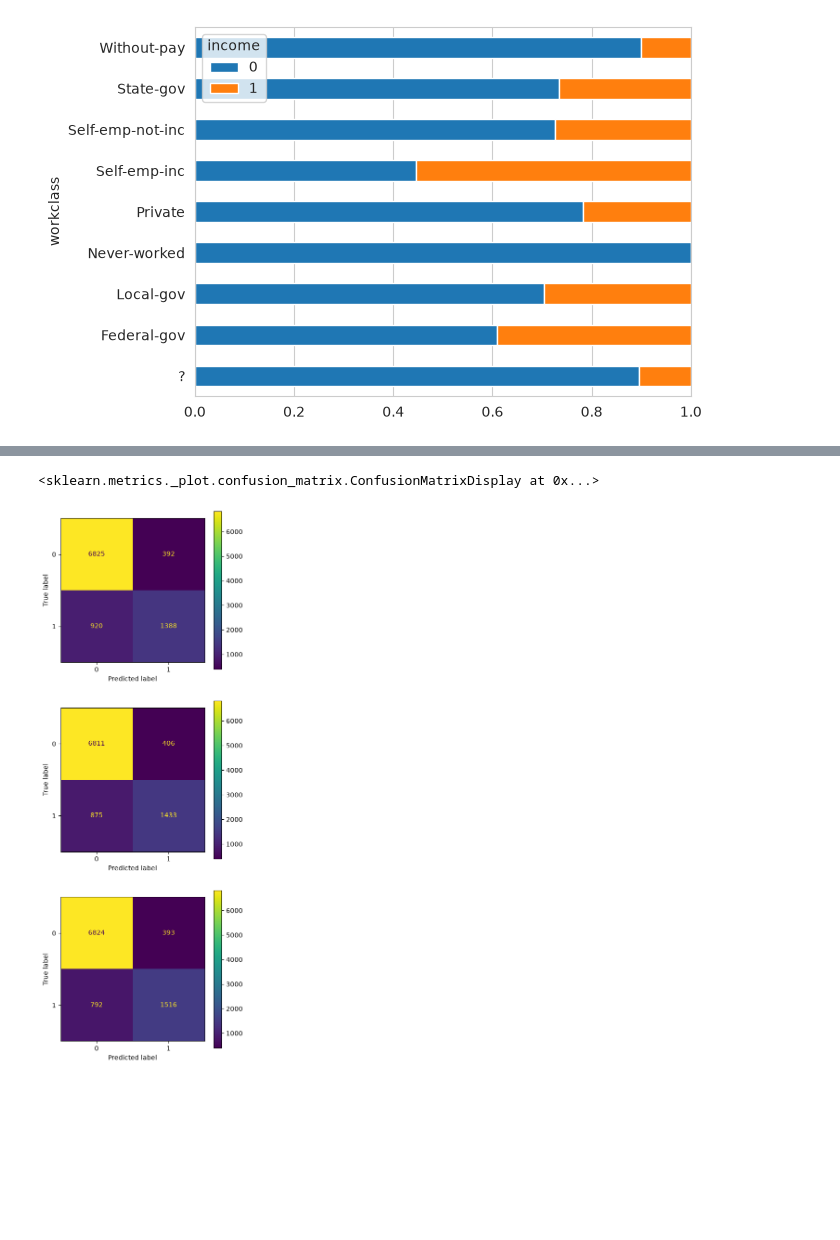
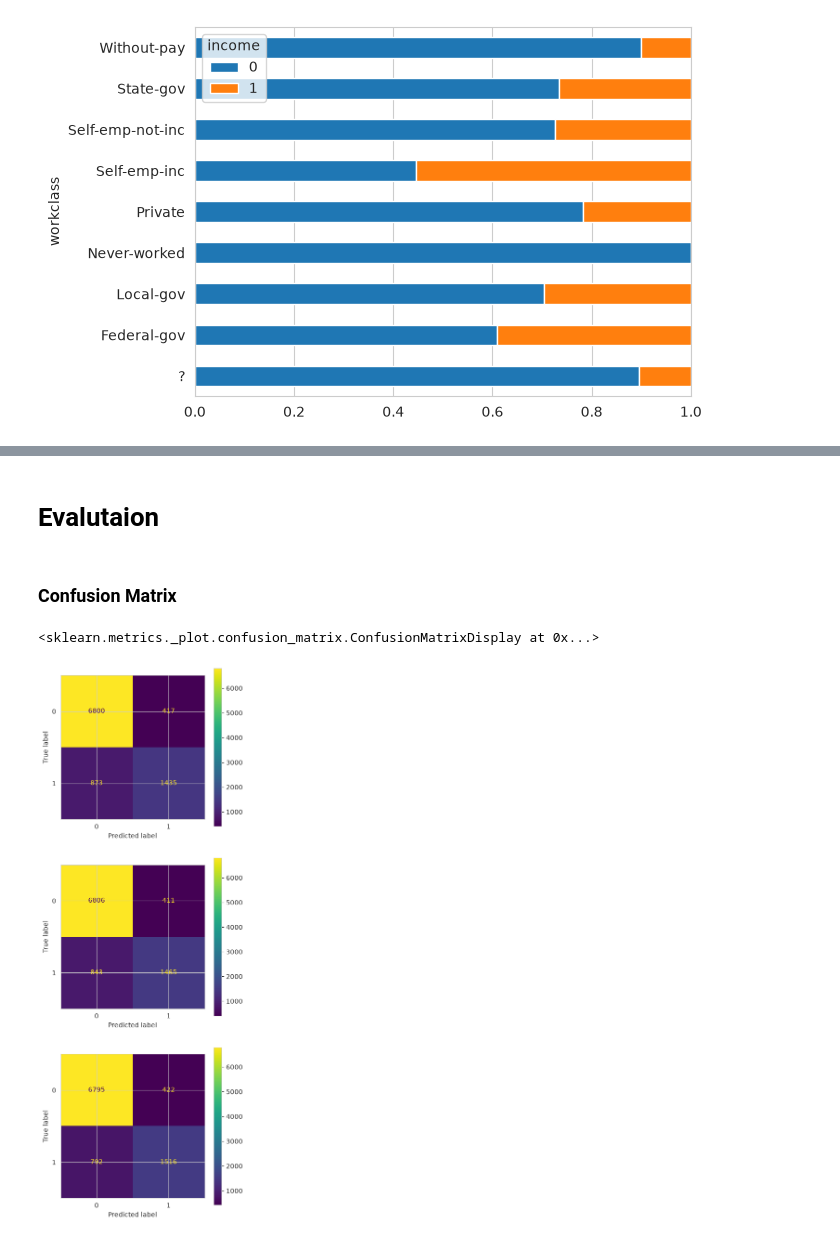
Before and after one commit to piq-13/data_science_projects, a Jupyter notebook: annual_income/annual_income.ipynb, the cells around one changed output, grey strips where cells are left out. Drawn from its saved outputs; the diff is of its cells as text; code cells hidden in the pictures; blank space fills up the shorter version.

Commit message:
annual income eda

```diff
--- a/annual_income/annual_income.ipynb
+++ b/annual_income/annual_income.ipynb
@@ -120,10 +148,10 @@ plt.tight_layout()
 # %%
-ct = pd.crosstab(data['workclass'], data['income'], normalize='index')
-ct.plot(kind='barh', stacked=True)
+ct_wkc = pd.crosstab(data['workclass'], data['income'], normalize='index')
+ct_wkc.plot(kind='barh', stacked=True)
 # %% [output]
 <Axes: ylabel='workclass'>
 [figure]
 # %%
-ct = pd.crosstab(data['relationship'], data['marital-status'], normalize='columns')
-sns.heatmap(ct, annot=True, cmap='Blues', vmin=0, vmax=1)
+ct_edu = pd.crosstab(data['education'], data['education-num'], normalize='columns')
+ct_edu.plot(kind='barh', stacked=True)
 # %% [output]
@@ -193,7 +250,7 @@ from sklearn.ensemble import RandomForestClassifier
 from xgboost import XGBClassifier
 
 
-cols = ['workclass', 'education', 'marital-status',
+cols = ['workclass', 'marital-status',
         'occupation', 'relationship', 'race', 'sex',
        'native-country']
 
@@ -207,7 +264,7 @@ pipe_rfc = Pipeline(steps = [
     ('rfc', RandomForestClassifier())
 ])
 
-pipe_xgb = Pipeline(steps = [
+pipe_xgbc = Pipeline(steps = [
     ('encoder', targetEncoder(cols = cols, target_value = 1)),
     ('xgbc', XGBClassifier())
 ])
@@ -325,11 +389,11 @@ def objective(trial):
         'xgbc__subsample': trial.suggest_float('subsample', 0.8, 1.0),
         'xgbc__colsample_bytree' : trial.suggest_float('colsample_bytree', 0.5, 1)}
 
-    pipe_xgb.set_params(**params)
+    pipe_xgbc.set_params(**params)
 
     cv = StratifiedKFold(n_splits=4, shuffle=True, random_state=42)
 
-    score = cross_val_score(estimator = pipe_xgb,
+    score = cross_val_score(estimator = pipe_xgbc,
                             X = X_train,
                             y = y_train,
                             cv=cv, scoring='f1_weighted').mean()
@@ -340,6 +404,6 @@ study = optuna.create_study(direction='maximize')
 study.optimize(objective, n_trials=10)
 
 print(f'BEST SCORE: {study.best_value}')
-pipe_xgb = pipe_xgb.set_params(xgbc = XGBClassifier(**study.best_params))
-pipe_xgb.fit(X_train, y_train)
+pipe_xgbc = pipe_xgbc.set_params(xgbc = XGBClassifier(**study.best_params))
+pipe_xgbc.fit(X_train, y_train)
 # %% [output]
@@ -377,12 +441,18 @@ Pipeline(steps=[('encoder',
                                n_jobs=None, num_parallel_tree=None, ...))])
+# %% [markdown]
+# Evalutaion
+# %% [markdown]
+### Confusion Matrix
 # %%
 from sklearn.metrics import confusion_matrix, ConfusionMatrixDisplay
 
 fig, ax = plt.subplots(3, 1, figsize=(5, 15))
 
+X_test['capital-total'] = X_test['capital-gain'] - X_test['capital-loss']
+
 ConfusionMatrixDisplay.from_estimator(pipe_tree, X_test, y_test, ax=ax[0])
 ConfusionMatrixDisplay.from_estimator(pipe_rfc, X_test, y_test, ax=ax[1])
-ConfusionMatrixDisplay.from_estimator(pipe_xgb, X_test, y_test, ax=ax[2])
+ConfusionMatrixDisplay.from_estimator(pipe_xgbc, X_test, y_test, ax=ax[2])
 # %% [output]
 <sklearn.metrics._plot.confusion_matrix.ConfusionMatrixDisplay at 0x...>
-[figure, old version]
+[figure, new version]
```
Also changed, not shown: parts of 29 cells of this notebook, 3 other files.
